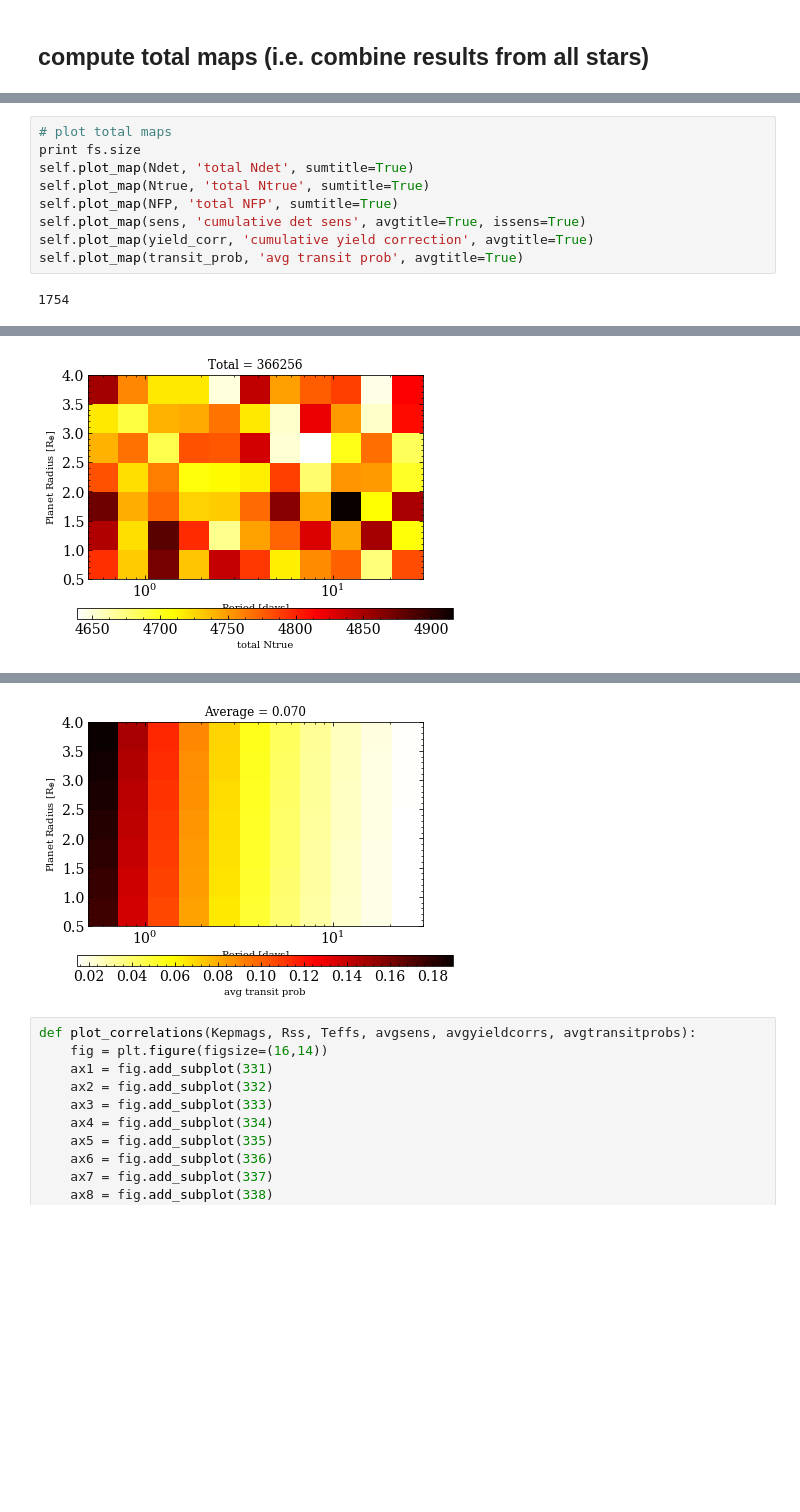
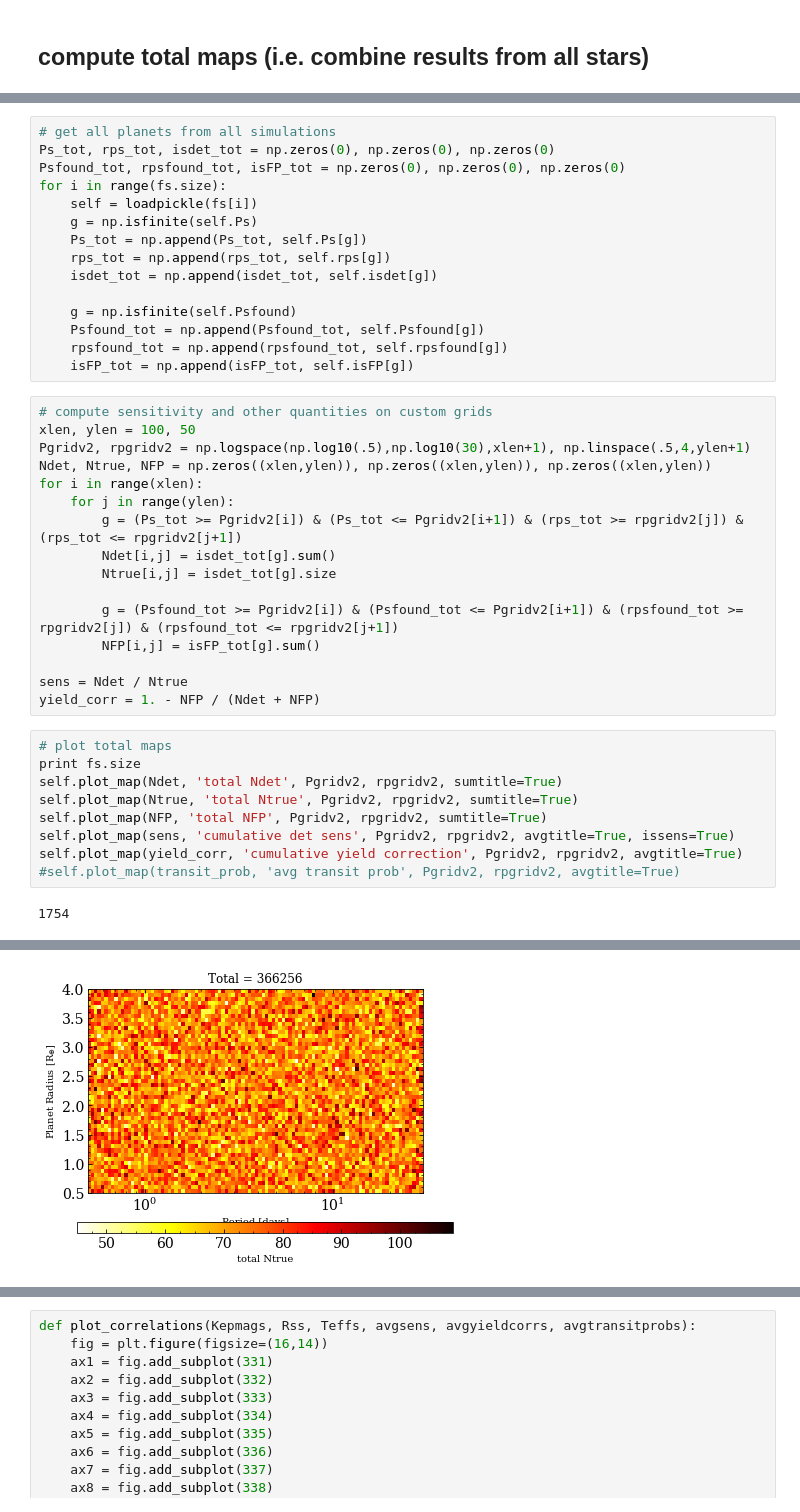
Before and after one commit to r-cloutier/mdwarfparams, a Jupyter notebook: analysis_K2sensitivity_indiv.ipynb, the cells around one changed output, grey strips where cells are left out. Drawn from its saved outputs; the diff is of its cells as text; blank space fills up the shorter version.

```diff
--- a/analysis_K2sensitivity_indiv.ipynb
+++ b/analysis_K2sensitivity_indiv.ipynb
@@ -50,11 +52,42 @@ for i in range(fs.size):
+# %%
+# get all planets from all simulations
+Ps_tot, rps_tot, isdet_tot = np.zeros(0), np.zeros(0), np.zeros(0)
+Psfound_tot, rpsfound_tot, isFP_tot = np.zeros(0), np.zeros(0), np.zeros(0)
+for i in range(fs.size):
+    self = loadpickle(fs[i])
+    g = np.isfinite(self.Ps)
+    Ps_tot = np.append(Ps_tot, self.Ps[g])
+    rps_tot = np.append(rps_tot, self.rps[g])
+    isdet_tot = np.append(isdet_tot, self.isdet[g])
+
+    g = np.isfinite(self.Psfound)
+    Psfound_tot = np.append(Psfound_tot, self.Psfound[g])
+    rpsfound_tot = np.append(rpsfound_tot, self.rpsfound[g])
+    isFP_tot = np.append(isFP_tot, self.isFP[g])
+# %%
+# compute sensitivity and other quantities on custom grids
+xlen, ylen = 100, 50
+Pgridv2, rpgridv2 = np.logspace(np.log10(.5),np.log10(30),xlen+1), np.linspace(.5,4,ylen+1)
+Ndet, Ntrue, NFP = np.zeros((xlen,ylen)), np.zeros((xlen,ylen)), np.zeros((xlen,ylen))
+for i in range(xlen):
+    for j in range(ylen):
+        g = (Ps_tot >= Pgridv2[i]) & (Ps_tot <= Pgridv2[i+1]) & (rps_tot >= rpgridv2[j]) & (rps_tot <= rpgridv2[j+1])
+        Ndet[i,j] = isdet_tot[g].sum()
+        Ntrue[i,j] = isdet_tot[g].size
+
+        g = (Psfound_tot >= Pgridv2[i]) & (Psfound_tot <= Pgridv2[i+1]) & (rpsfound_tot >= rpgridv2[j]) & (rpsfound_tot <= rpgridv2[j+1])
+        NFP[i,j] = isFP_tot[g].sum()
+
+sens = Ndet / Ntrue
+yield_corr = 1. - NFP / (Ndet + NFP)
 # %%
 # plot total maps
 print fs.size
-self.plot_map(Ndet, 'total Ndet', sumtitle=True)
-self.plot_map(Ntrue, 'total Ntrue', sumtitle=True)
-self.plot_map(NFP, 'total NFP', sumtitle=True)
-self.plot_map(sens, 'cumulative det sens', avgtitle=True, issens=True)
-self.plot_map(yield_corr, 'cumulative yield correction', avgtitle=True)
-self.plot_map(transit_prob, 'avg transit prob', avgtitle=True)
+self.plot_map(Ndet, 'total Ndet', Pgridv2, rpgridv2, sumtitle=True)
+self.plot_map(Ntrue, 'total Ntrue', Pgridv2, rpgridv2, sumtitle=True)
+self.plot_map(NFP, 'total NFP', Pgridv2, rpgridv2, sumtitle=True)
+self.plot_map(sens, 'cumulative det sens', Pgridv2, rpgridv2, avgtitle=True, issens=True)
+self.plot_map(yield_corr, 'cumulative yield correction', Pgridv2, rpgridv2, avgtitle=True)
+#self.plot_map(transit_prob, 'avg transit prob', Pgridv2, rpgridv2, avgtitle=True)
 # %% [output]
 1754
@@ -62 +95 @@ self.plot_map(transit_prob, 'avg transit prob', avgtitle=True)
-[figure, old version]
+[figure, new version]
@@ -66,4 +99,3 @@ self.plot_map(transit_prob, 'avg transit prob', avgtitle=True)
-[figure, removed]
 # %%
 def plot_correlations(Kepmags, Rss, Teffs, avgsens, avgyieldcorrs, avgtransitprobs):
     fig = plt.figure(figsize=(16,14))
```
Also changed, not shown: parts of 3 cells of this notebook, 3 other files.
